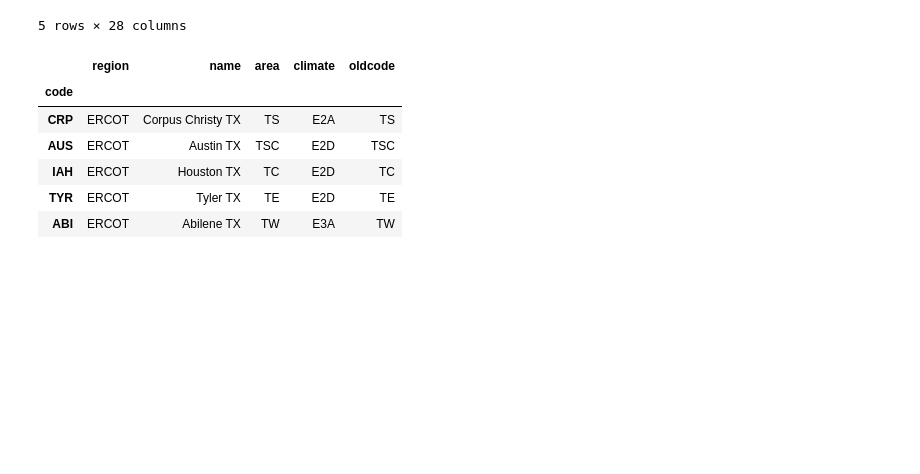
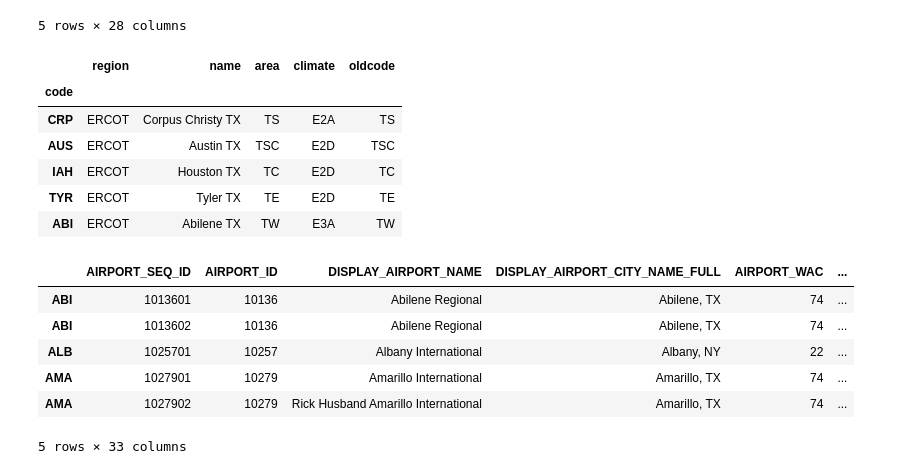
Before and after one commit to slacgismo/loadinsight, a Jupyter notebook: nercmap/NERC Map Generator.ipynb, the cells around one changed output. Saved outputs shown, nothing was run; the diff lists cells and outputs as text; code cells hidden in the pictures; blank space fills up the shorter version.

```diff
--- a/nercmap/NERC Map Generator.ipynb
+++ b/nercmap/NERC Map Generator.ipynb
@@ -127,3 +125,17 @@ cities = bts_gdf.join(city_data)[cities.region.isnull()==False]
+# %%
+cities = bts_gdf.join(city_data)
+cities = cities[cities.AIRPORT_THRU_DATE.notnull()]
+cities.dropna(subset=["region"],inplace=True)
+#cities.drop(invalid.index,inplace=True)
+cities.head()
+# %% [output]
+|  | AIRPORT_SEQ_ID | AIRPORT_ID | DISPLAY_AIRPORT_NAME | DISPLAY_AIRPORT_CITY_NAME_FULL | AIRPORT_WAC | ... |
+| ABI | 1013601 | 10136 | Abilene Regional | Abilene, TX | 74 | ... |
+| ABI | 1013602 | 10136 | Abilene Regional | Abilene, TX | 74 | ... |
+| ALB | 1025701 | 10257 | Albany International | Albany, NY | 22 | ... |
+| AMA | 1027901 | 10279 | Amarillo International | Amarillo, TX | 74 | ... |
+| AMA | 1027902 | 10279 | Rick Husband Amarillo International | Amarillo, TX | 74 | ... |
+5 rows × 33 columns
 # %%
 base = nerc_gdf.plot(figsize=(48,24),color="white")
 base = nerc_gdf[nerc_gdf.NERCarea=="WECC"].plot(ax=base,color="lightblue")
```
Also changed, not shown: parts of 3 cells of this notebook, 1 other file.
